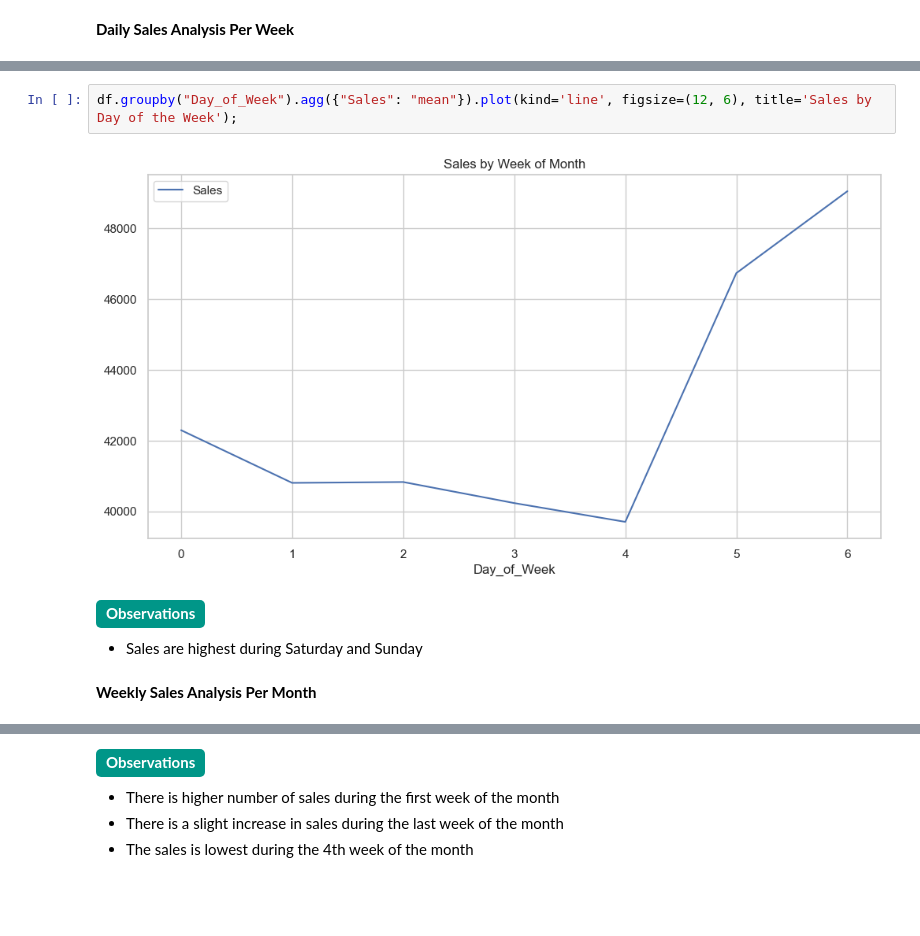
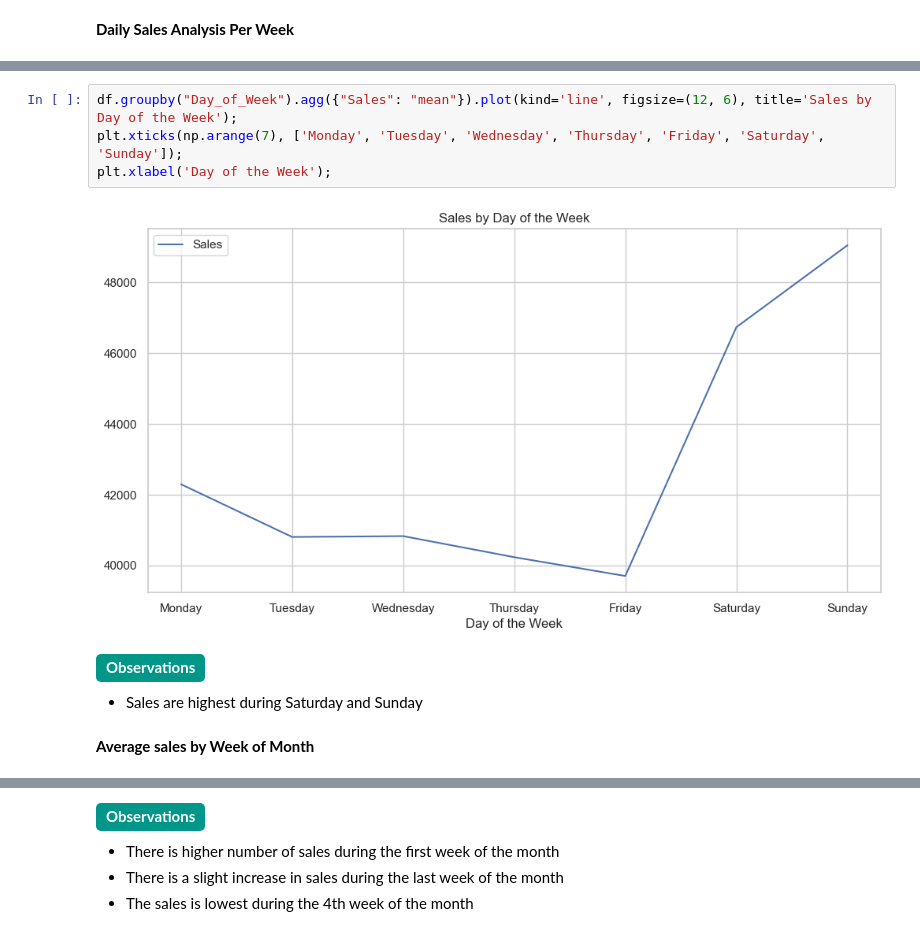
Before and after one commit to gautamnaik1994/SalesForecasting_ML_CaseStudy, a Jupyter notebook: notebooks/eda/01.EDA.ipynb, the cells around one changed output, grey strips where cells are left out. Saved outputs shown, nothing was run; the diff lists cells and outputs as text; blank space fills up the shorter version.

```diff
--- a/notebooks/eda/01.EDA.ipynb
+++ b/notebooks/eda/01.EDA.ipynb
@@ -223,11 +254,13 @@ db.sql("""
 # %%
 df.groupby("Day_of_Week").agg({"Sales": "mean"}).plot(kind='line', figsize=(12, 6), title='Sales by Day of the Week');
+plt.xticks(np.arange(7), ['Monday', 'Tuesday', 'Wednesday', 'Thursday', 'Friday', 'Saturday', 'Sunday']);
+plt.xlabel('Day of the Week');
 # %% [output]
-[figure, old version]
+[figure, new version]
 # %% [markdown]
 <b style='padding: 4px 10px 6px 10px;border-radius: 5px;background: #009688;color: #fff;display: inline-block;'>Observations</b>
 
 - Sales are highest during Saturday and Sunday
-# %% [markdown]
-**Weekly Sales Analysis Per Month**
+# %% [markdown]
+**Average sales by Week of Month**
 # %%
```
Also changed, not shown: parts of 11 cells of this notebook, 17 other files.
